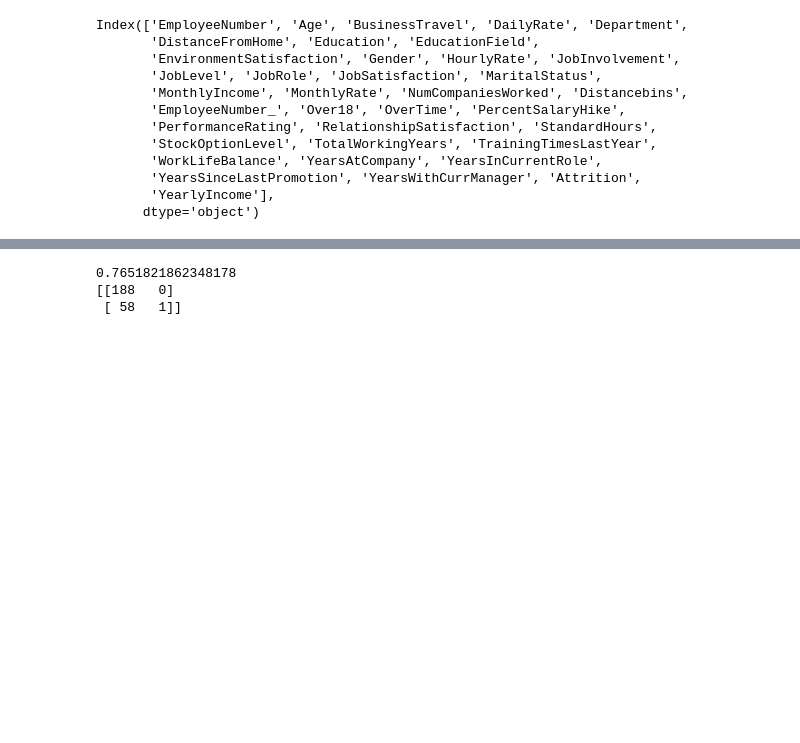
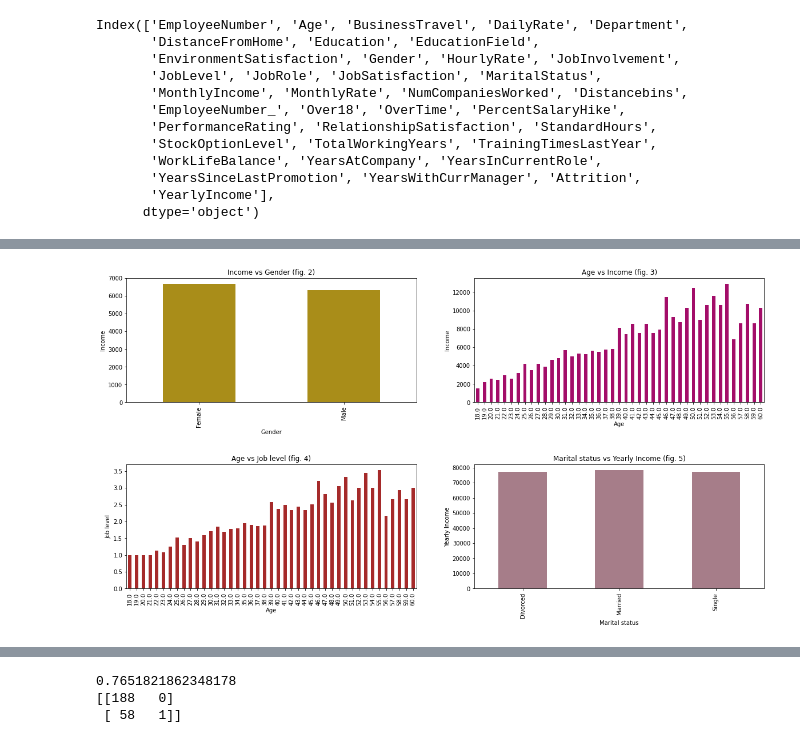
Before and after one commit to bvidru/ML_project_classification, a Jupyter notebook: ML_practical_project_classification.ipynb, the cells around one changed output, grey strips where cells are left out. Drawn from its saved outputs; the diff is of its cells as text; code cells hidden in the pictures; blank space fills up the shorter version.

```diff
--- a/ML_practical_project_classification.ipynb
+++ b/ML_practical_project_classification.ipynb
@@ -771,0 +997,49 @@ Index(['EmployeeNumber', 'Age', 'BusinessTravel', 'DailyRate', 'Department',
+# %%
+# plot views
+# Age vs Job level
+
+fig, axes = plt.subplots(2,2, figsize=(20, 10))
+
+df_joined.groupby(by="Age")['JobLevel'].mean().plot(ax= axes[1][0],
+                                              kind = 'bar',
+                                              xlabel = 'Age',
+                                              ylabel = 'Job level',
+                                              title = 'Age vs Job level (fig. 4)',
+                                              color = 'brown',
+                                             )
+
+# age vs Income
+
+df_joined.groupby('Age')['MonthlyIncome'].mean().plot(ax= axes[0][1],
+                                                      kind = 'bar',
+                                                      xlabel = 'Age',
+                                                      ylabel = 'Income',
+                                                      title = 'Age vs Income (fig. 3)',
+                                                      color = '#a30d69',
+                                                     )
+
+# Income vs Gender
+
+df_joined.groupby('Gender')['MonthlyIncome'].mean().plot(ax= axes[0][0],
+                                                   kind = 'bar',
+                                                   xlabel = 'Gender',
+                                                   ylabel = 'Income',
+                                                   title = 'Income vs Gender (fig. 2)',
+                                                   color = '#a98d19',
+                                                  )
+
+# Marital status vs YearlyIncome
+
+df_joined.groupby('MaritalStatus')['YearlyIncome'].mean().plot(ax= axes[1][1],
+                                                    kind = 'bar',
+                                                    xlabel = 'Marital status',
+                                                    ylabel = 'Yearly Income',
+                                                    title = 'Marital status vs Yearly Income (fig. 5)',
+                                                    color = '#a67d89',
+
+                                                   )
+
+plt.subplots_adjust(hspace=0.5)
+plt.show()
+# %% [output]
+[figure, added]
```
Also changed, not shown: parts of 131 cells of this notebook.
